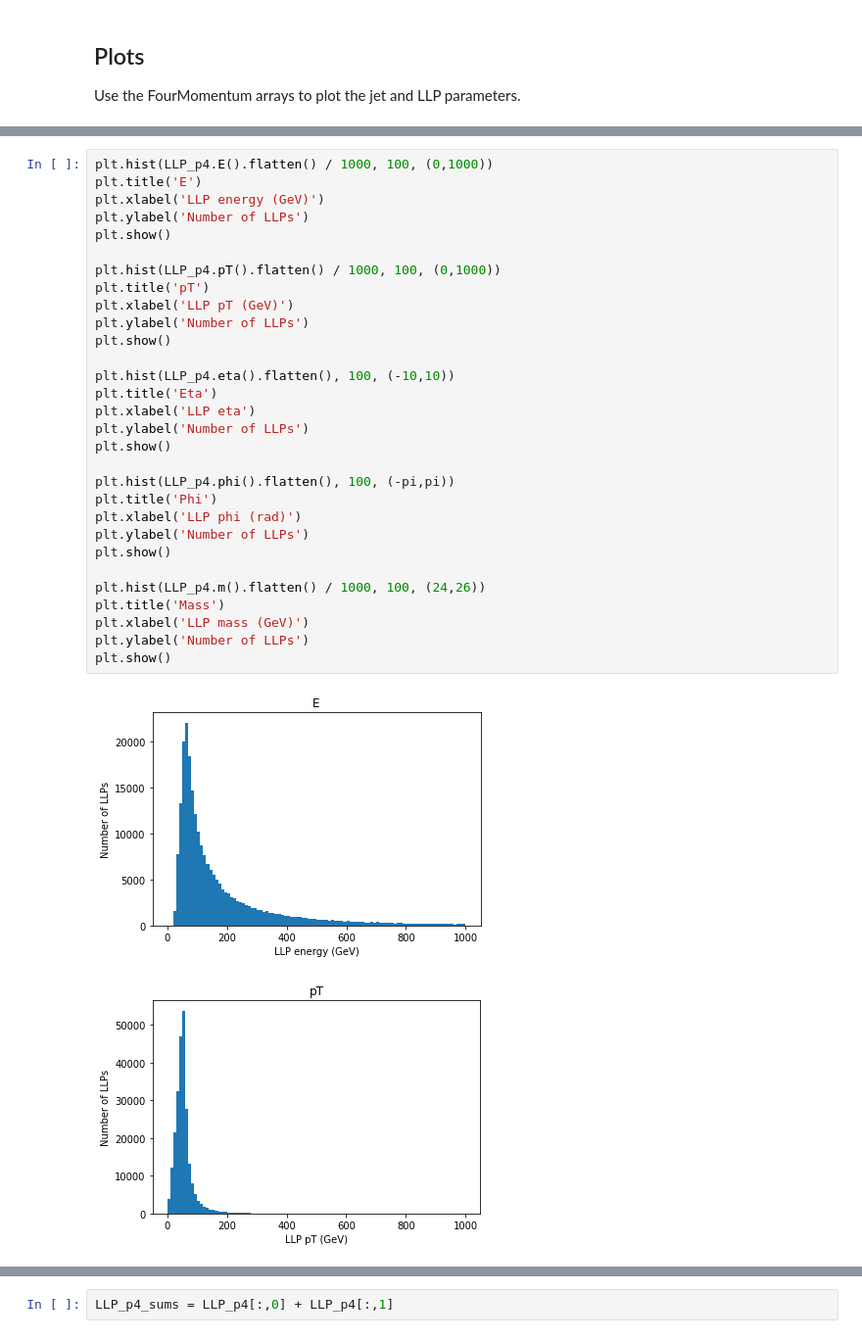
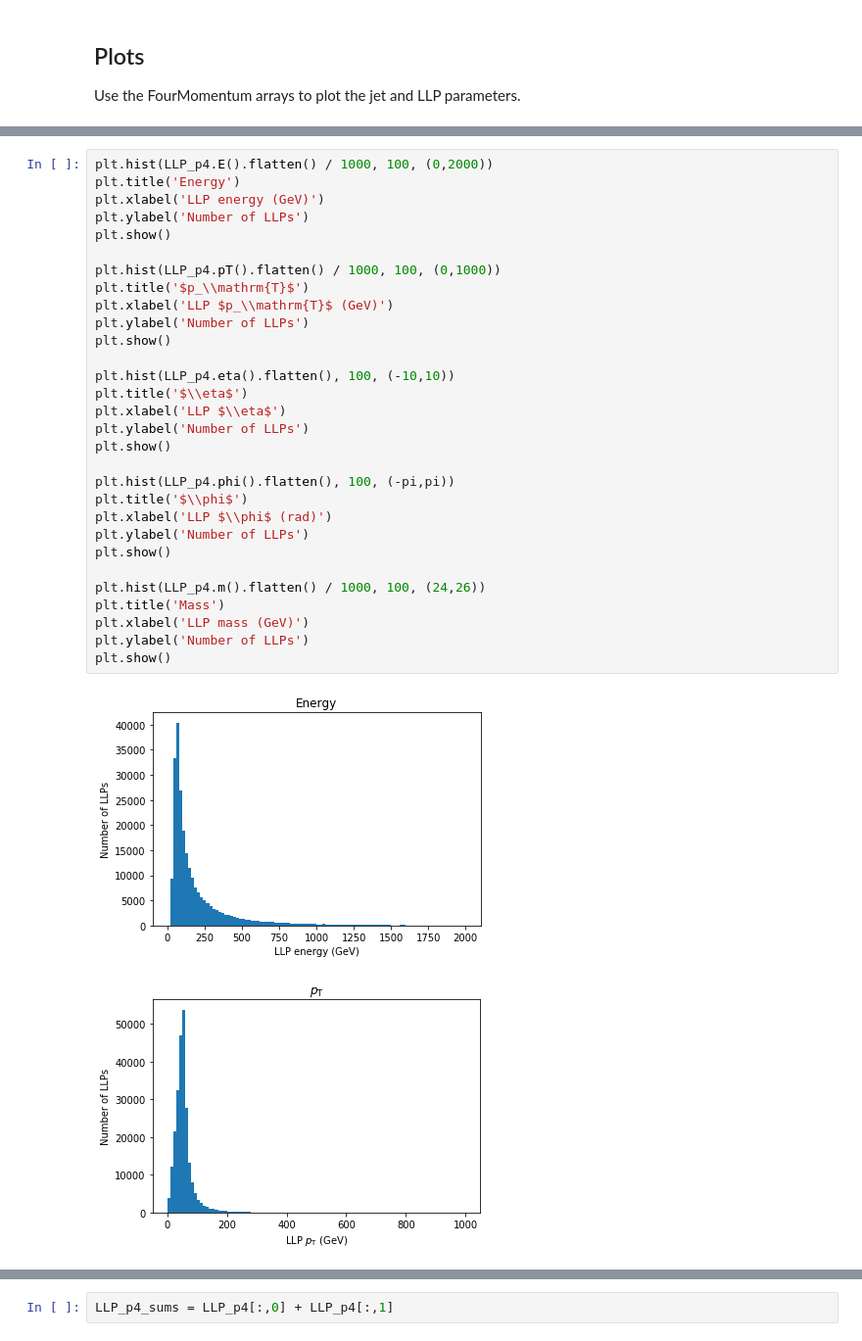
Before and after one commit to masonproffitt/BDTTrainingAnalysisLanguage, a Jupyter notebook: examples/p4_test.ipynb, the cells around one changed output, grey strips where cells are left out. Shown at 98% size. Cells and saved outputs as stored; diff of their text form.

```diff
--- a/examples/p4_test.ipynb
+++ b/examples/p4_test.ipynb
@@ -275,34 +275,34 @@ plt.show()
 [figure]
 # %%
-plt.hist(LLP_p4.E().flatten() / 1000, 100, (0,1000))
-plt.title('E')
+plt.hist(LLP_p4.E().flatten() / 1000, 100, (0,2000))
+plt.title('Energy')
 plt.xlabel('LLP energy (GeV)')
 plt.ylabel('Number of LLPs')
 plt.show()
 
 plt.hist(LLP_p4.pT().flatten() / 1000, 100, (0,1000))
-plt.title('pT')
-plt.xlabel('LLP pT (GeV)')
+plt.title('$p_\\mathrm{T}$')
+plt.xlabel('LLP $p_\\mathrm{T}$ (GeV)')
 plt.ylabel('Number of LLPs')
 plt.show()
 
 plt.hist(LLP_p4.eta().flatten(), 100, (-10,10))
-plt.title('Eta')
-plt.xlabel('LLP eta')
+plt.title('$\\eta$')
+plt.xlabel('LLP $\\eta$')
 plt.ylabel('Number of LLPs')
 plt.show()
 
 plt.hist(LLP_p4.phi().flatten(), 100, (-pi,pi))
-plt.title('Phi')
-plt.xlabel('LLP phi (rad)')
+plt.title('$\\phi$')
+plt.xlabel('LLP $\\phi$ (rad)')
 plt.ylabel('Number of LLPs')
 plt.show()
 
 plt.hist(LLP_p4.m().flatten() / 1000, 100, (24,26))
 plt.title('Mass')
 plt.xlabel('LLP mass (GeV)')
 plt.ylabel('Number of LLPs')
 plt.show()
 # %% [output]
-[figure, old version]
+[figure, new version]
-[figure, old version]
+[figure, new version]
```
Also changed, not shown: parts of 5 cells of this notebook.
